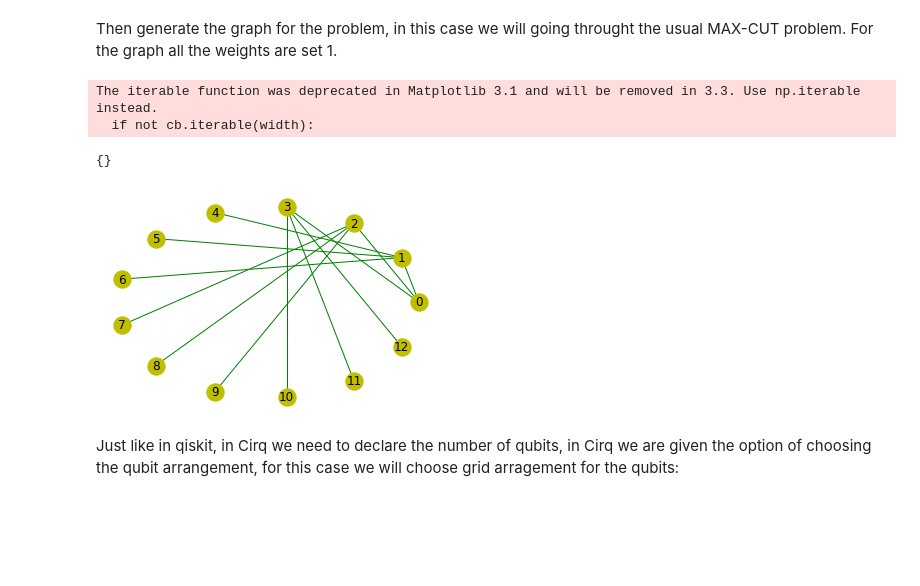
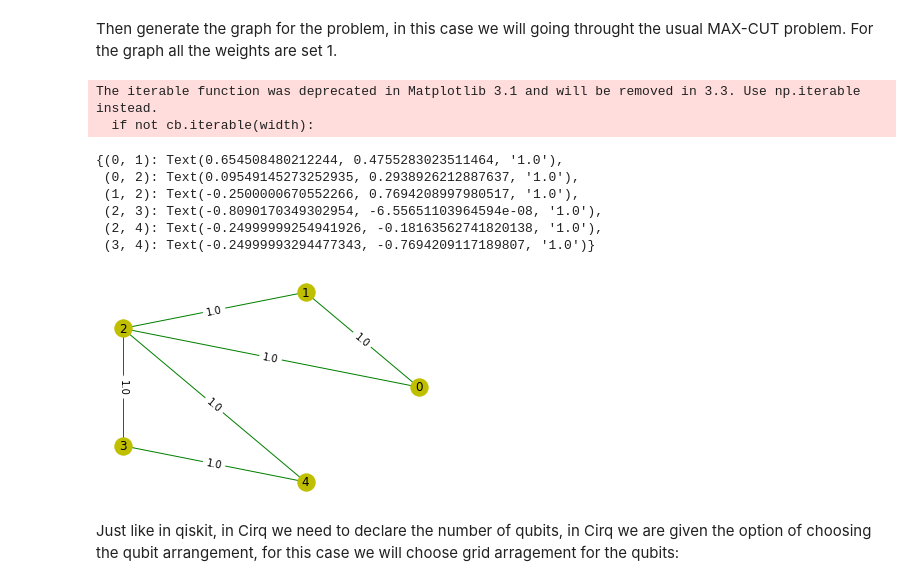
Before and after one commit to Anand270294/hamiltonian_engine, a Jupyter notebook: Examples/7_Qiskit_to_TFQ.ipynb, the cells around one changed output. Drawn from its saved outputs; the diff is of its cells as text; code cells hidden in the pictures; blank space fills up the shorter version.

```diff
--- a/Examples/7_Qiskit_to_TFQ.ipynb
+++ b/Examples/7_Qiskit_to_TFQ.ipynb
@@ -20,31 +20,36 @@ Then generate the graph for the problem, in this case we will going throught the
 # %%
 # Create a graph for the problem its is also adviseable to instantiate the weight of the graphs else it
 # be defaulted to 1
 import networkx as nx
 import numpy as np
 import matplotlib.pyplot as plt
 from   matplotlib import cm
 from   matplotlib.ticker import LinearLocator, FormatStrFormatter
 
 n     = 5
 V     = np.arange(0,n,1)
 E     =[(0,1,1.0),(0,2,1.0),(1,2,1.0),(3,2,1.0),(3,4,1.0),(4,2,1.0)]
 
-G     = nx.nx.balanced_tree(3,2)
-# G.add_nodes_from(V)
-# G.add_weighted_edges_from(E)
+G     = nx.Graph()
+G.add_nodes_from(V)
+G.add_weighted_edges_from(E)
 
 fig = plt.figure()
 ax1 = plt.subplot2grid((1, 1), (0, 0))
 labels = nx.get_edge_attributes(G,'weight')
 
 nx.draw(G,with_labels=True, pos=nx.circular_layout(G), node_color='y', edge_color='g')
 nx.draw_networkx_edge_labels(G,nx.circular_layout(G),edge_labels=labels)
 # %% [output]
 The iterable function was deprecated in Matplotlib 3.1 and will be removed in 3.3. Use np.iterable instead.
   if not cb.iterable(width):
-{}
+{(0, 1): Text(0.654508480212244, 0.4755283023511464, '1.0'),
+ (0, 2): Text(0.09549145273252935, 0.2938926212887637, '1.0'),
+ (1, 2): Text(-0.2500000670552266, 0.7694208997980517, '1.0'),
+ (2, 3): Text(-0.8090170349302954, -6.55651103964594e-08, '1.0'),
+ (2, 4): Text(-0.24999999254941926, -0.18163562741820138, '1.0'),
+ (3, 4): Text(-0.24999993294477343, -0.7694209117189807, '1.0')}
-[figure, old version]
+[figure, new version]
 # %% [markdown]
 Just like in qiskit, in Cirq we need to declare the number of qubits, in Cirq we are given the option of choosing the qubit arrangement, for this case we will choose grid arragement for the qubits:
 # %%
```
Also changed, not shown: parts of 13 cells of this notebook, 3 other files.
